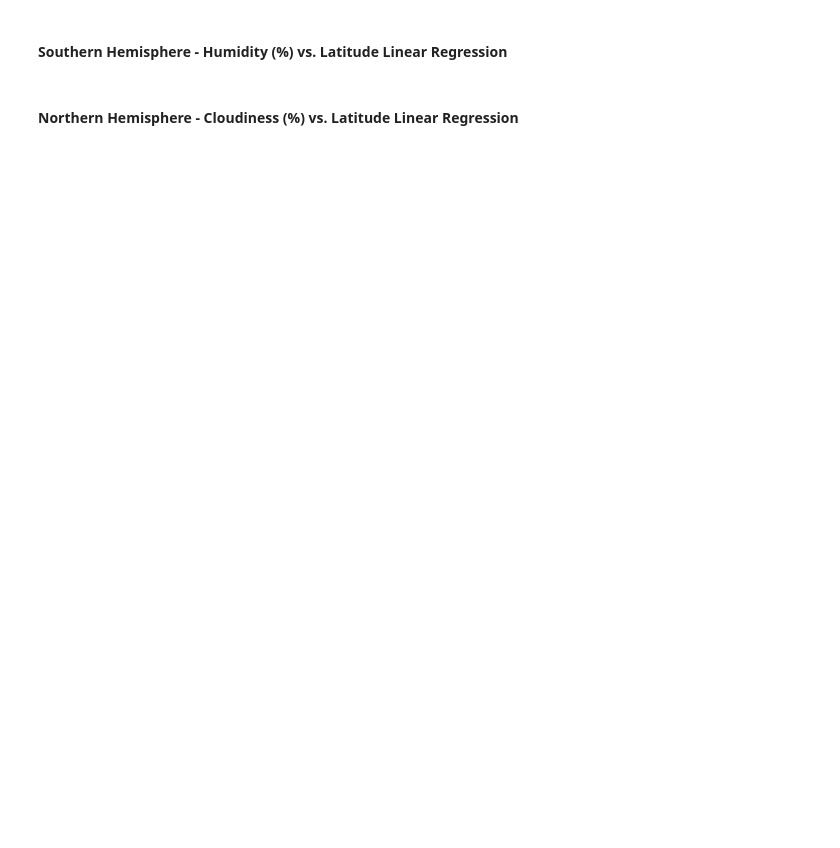
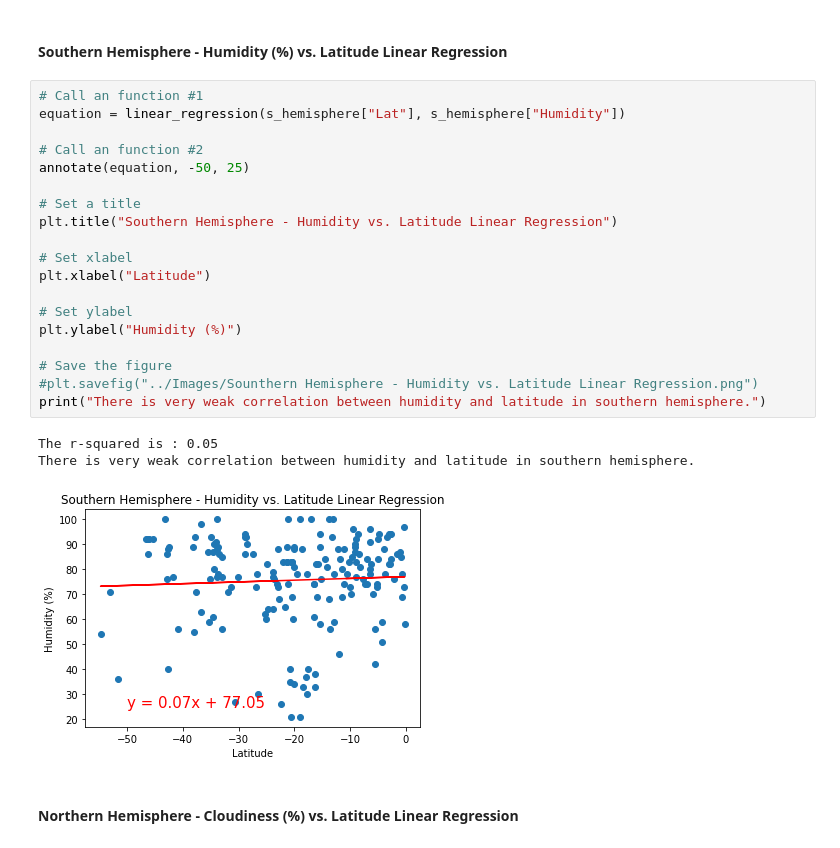
Before and after one commit to Tman2111/api_homework, a Jupyter notebook: Instructions/starter_code/WeatherPy.ipynb, the cells around one changed output. Cells and saved outputs as stored; diff of their text form; blank space fills up the shorter version.

```diff
--- a/Instructions/starter_code/WeatherPy.ipynb
+++ b/Instructions/starter_code/WeatherPy.ipynb
@@ -386,4 +434,27 @@ The r-squared is : -0.88
 # %% [markdown]
 ####  Southern Hemisphere - Humidity (%) vs. Latitude Linear Regression
+# %%
+# Call an function #1
+equation = linear_regression(s_hemisphere["Lat"], s_hemisphere["Humidity"])
+
+# Call an function #2
+annotate(equation, -50, 25)
+
+# Set a title
+plt.title("Southern Hemisphere - Humidity vs. Latitude Linear Regression")
+
+# Set xlabel
+plt.xlabel("Latitude")
+
+# Set ylabel
+plt.ylabel("Humidity (%)")
+
+# Save the figure
+#plt.savefig("../Images/Sounthern Hemisphere - Humidity vs. Latitude Linear Regression.png")
+print("There is very weak correlation between humidity and latitude in southern hemisphere.")
+# %% [output]
+The r-squared is : 0.05
+There is very weak correlation between humidity and latitude in southern hemisphere.
+[figure, added]
 # %% [markdown]
 ####  Northern Hemisphere - Cloudiness (%) vs. Latitude Linear Regression
```
Also changed, not shown: parts of 7 cells of this notebook, 10 other files.
